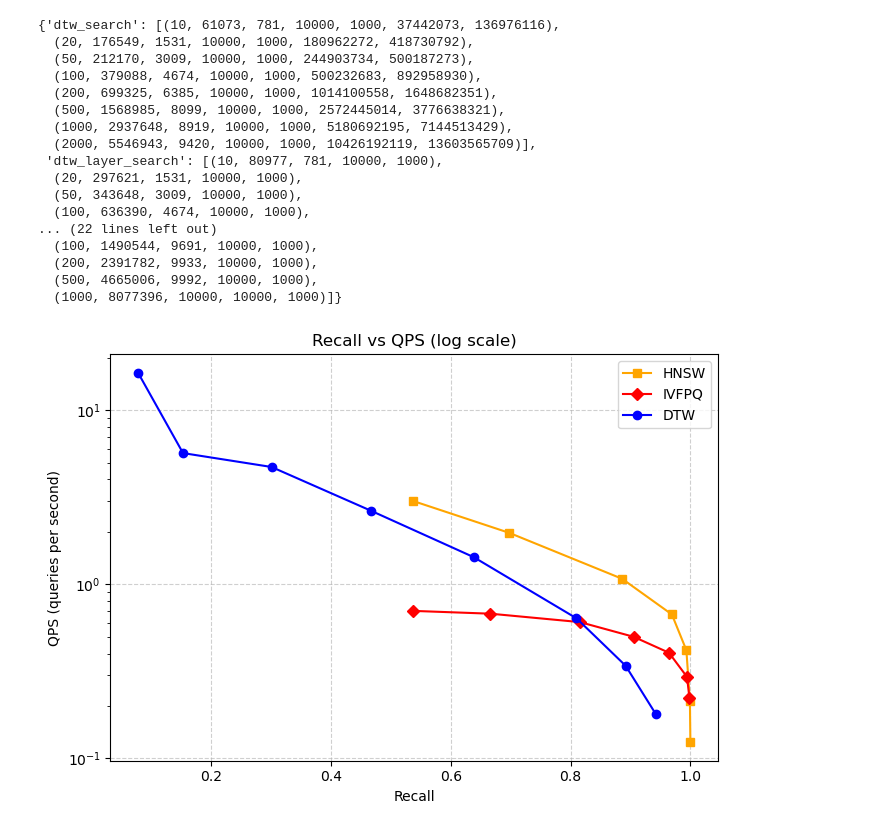
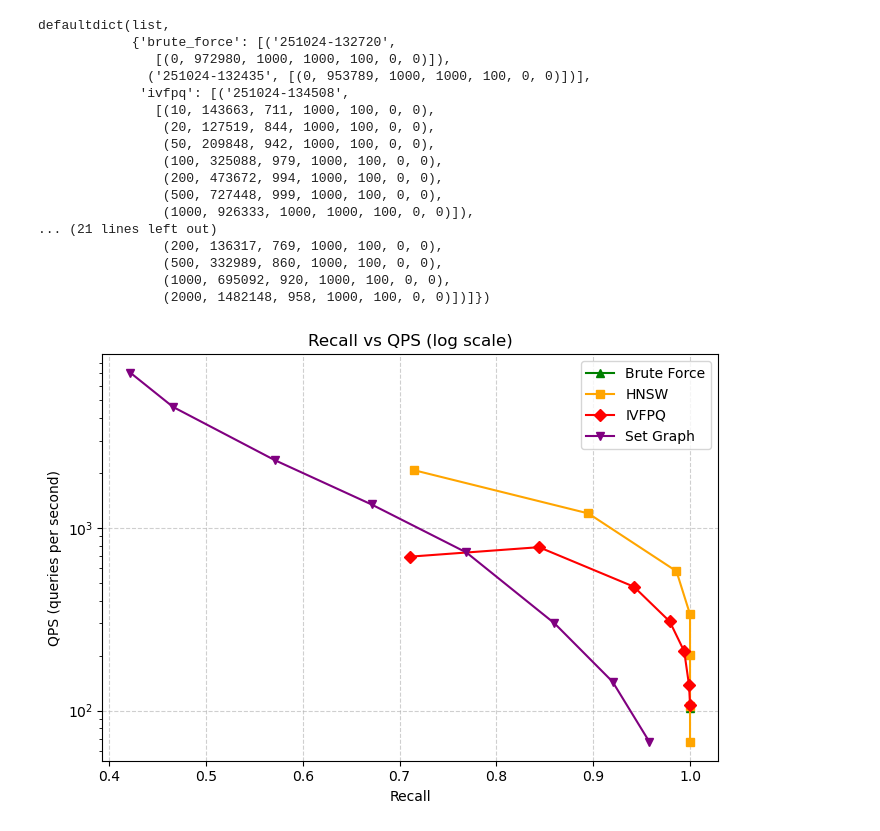
Before and after one commit to t0ush1/VectorSequenceSearch, a Jupyter notebook: plot/demo_plot.ipynb, the cells around one changed output. Cells and saved outputs as stored; diff of their text form; code cells hidden in the pictures.

```diff
--- a/plot/demo_plot.ipynb
+++ b/plot/demo_plot.ipynb
@@ -1,82 +1,95 @@
 # %%
+from collections import defaultdict
 import os
 import csv
+from datetime import datetime
 
-csv_dir = "../log/droid/vectors-dinov2/64-32-Uni_8_16-10-10K"
-
-data_dict = {}
+csv_dir = "../log/ms-marco/vectors-colbert/k10_s1K_v137K"
+data_dict = defaultdict(list)
 
 for csv_name in os.listdir(csv_dir):
     if not csv_name.endswith(".csv"):
         continue
 
-    index_name = csv_name.split(".csv")[0]
+    algm, _, time = csv_name[:-4].partition("-search-")
 
     filepath = os.path.join(csv_dir, csv_name)
     with open(filepath, newline="", encoding="utf-8") as f:
-        reader = csv.DictReader(f)
-        records = []
-        for row in reader:
-            records.append(tuple(map(int, row.values())))
+        reader = csv.reader(f)
+        next(reader, None)
+        records = [tuple(map(int, row)) for row in reader]
 
-    data_dict[index_name] = records
+    data_dict[algm].append((time, records))
+
+for algm in data_dict:
+    data_dict[algm].sort(key=lambda x: x[0], reverse=True)
 
 data_dict
 # %% [output]
-{'dtw_search': [(10, 61073, 781, 10000, 1000, 37442073, 136976116),
-  (20, 176549, 1531, 10000, 1000, 180962272, 418730792),
-  (50, 212170, 3009, 10000, 1000, 244903734, 500187273),
-  (100, 379088, 4674, 10000, 1000, 500232683, 892958930),
-  (200, 699325, 6385, 10000, 1000, 1014100558, 1648682351),
-  (500, 1568985, 8099, 10000, 1000, 2572445014, 3776638321),
-  (1000, 2937648, 8919, 10000, 1000, 5180692195, 7144513429),
-  (2000, 5546943, 9420, 10000, 1000, 10426192119, 13603565709)],
- 'dtw_layer_search': [(10, 80977, 781, 10000, 1000),
-  (20, 297621, 1531, 10000, 1000),
-  (50, 343648, 3009, 10000, 1000),
-  (100, 636390, 4674, 10000, 1000),
-... (22 lines left out)
-  (100, 1490544, 9691, 10000, 1000),
-  (200, 2391782, 9933, 10000, 1000),
-  (500, 4665006, 9992, 10000, 1000),
-  (1000, 8077396, 10000, 10000, 1000)]}
+defaultdict(list,
+            {'brute_force': [('251024-132720',
+               [(0, 972980, 1000, 1000, 100, 0, 0)]),
+              ('251024-132435', [(0, 953789, 1000, 1000, 100, 0, 0)])],
+             'ivfpq': [('251024-134508',
+               [(10, 143663, 711, 1000, 100, 0, 0),
+                (20, 127519, 844, 1000, 100, 0, 0),
+                (50, 209848, 942, 1000, 100, 0, 0),
+                (100, 325088, 979, 1000, 100, 0, 0),
+                (200, 473672, 994, 1000, 100, 0, 0),
+                (500, 727448, 999, 1000, 100, 0, 0),
+                (1000, 926333, 1000, 1000, 100, 0, 0)]),
+... (21 lines left out)
+                (200, 136317, 769, 1000, 100, 0, 0),
+                (500, 332989, 860, 1000, 100, 0, 0),
+                (1000, 695092, 920, 1000, 100, 0, 0),
+                (2000, 1482148, 958, 1000, 100, 0, 0)])]})
 # %%
 import matplotlib.pyplot as plt
 
 
 plot_styles = {
-    # "brute_force": {"color": "green", "marker": "^", "label": "Brute Force"},
+    "brute_force": {"color": "green", "marker": "^", "label": "Brute Force"},
     "hnsw": {"color": "orange", "marker": "s", "label": "HNSW"},
     "ivfpq": {"color": "red", "marker": "D", "label": "IVFPQ"},
-    "dtw": {"color": "blue", "marker": "o", "label": "DTW"},
-    # "dtw_layer": {"color": "cyan", "marker": "<", "label": "DTW Layer"},
+    "set": {"color": "purple", "marker": "v", "label": "Set Graph"},
+    # "sequence": {"color": "blue", "marker": "o", "label": "Sequence Graph"},
+    # "old": {"color": "cyan", "marker": "<", "label": "Sequence Graph Try"},
     # "my_hnsw": {"color": "magenta", "marker": ">", "label": "My HNSW"},
 }
 
 
+def get_records(algm, index):
+    if isinstance(index, int):
+        return data_dict[algm][index][1]
+    elif isinstance(index, str):
+        for time, records in data_dict[algm]:
+            if time == index:
+                return records
+
+
 def extract_xy(records):
     recall = [r[2] / r[3] for r in records]
-    qps = [r[4] / (r[1] / 1000) for r in records]
+    qps = [r[4] / (r[1] / 1e6) for r in records]
     return recall, qps
 
 
 plt.figure(figsize=(7, 5))
 
 for algm, style in plot_styles.items():
-    records = data_dict[algm + "_search"]
+    records = get_records(algm, style.get("time", 0))
     recall, qps = extract_xy(records)
     plt.plot(recall, qps, marker=style["marker"], color=style["color"], label=style["label"], linewidth=1.5)
 
 plt.xlabel("Recall")
 plt.ylabel("QPS (queries per second)")
 plt.yscale("log")
 plt.title("Recall vs QPS (log scale)")
 plt.legend()
 plt.grid(True, linestyle="--", alpha=0.6)
 plt.tight_layout()
 plt.show()
 # %% [output]
-[figure, old version]
+[figure, new version]
 # %%
 import matplotlib.pyplot as plt
 
```
Also changed, not shown: parts of 1 cell of this notebook, 13 other files.
